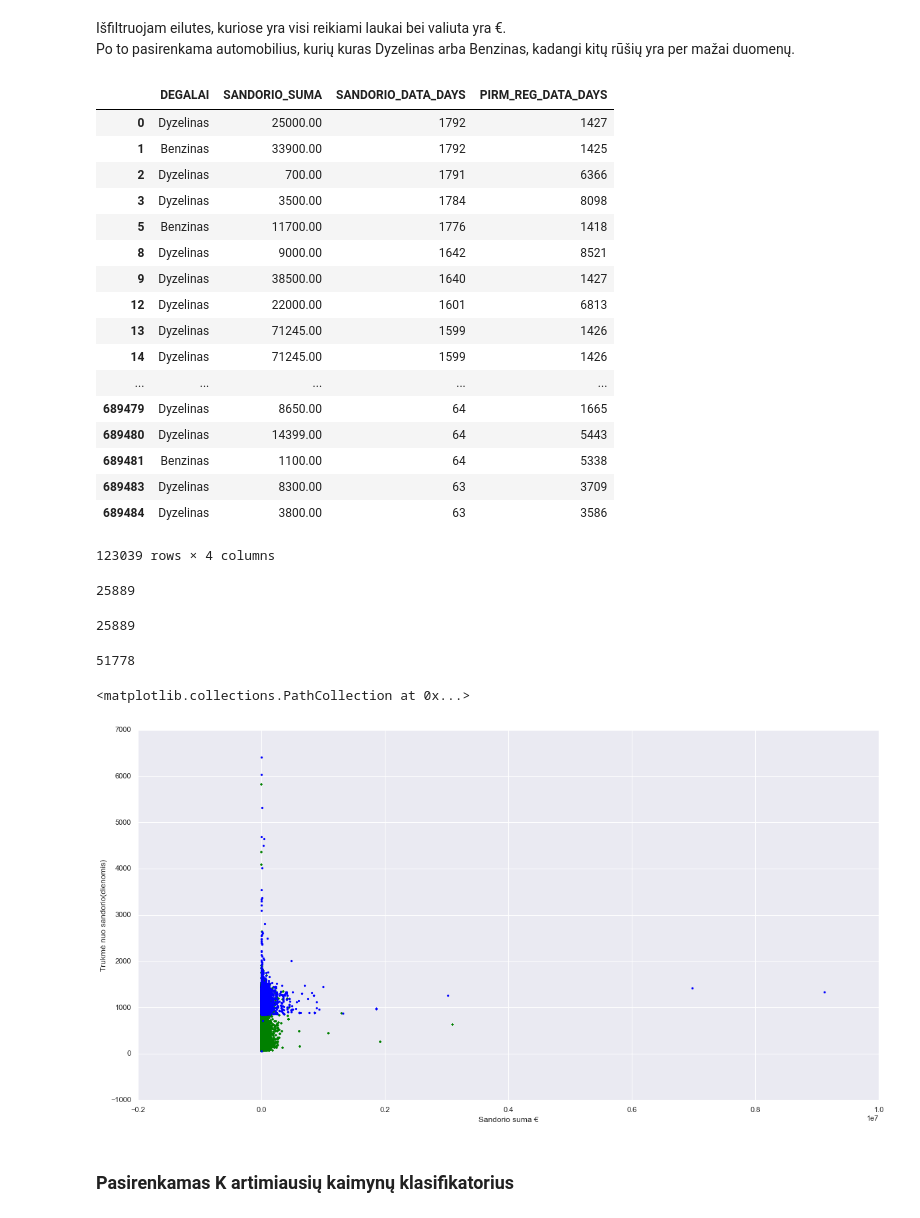
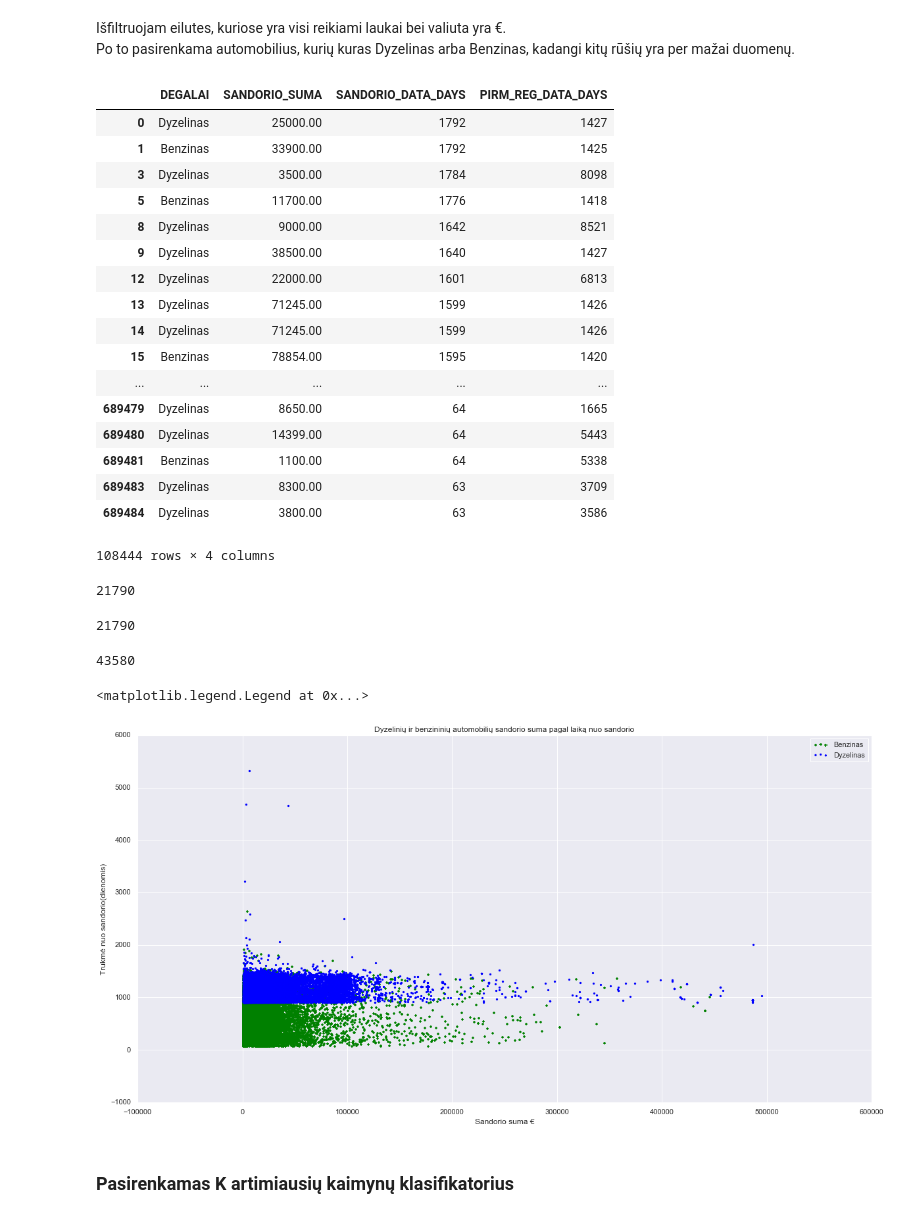
Before and after one commit to AlgirdasKartavicius/MM_2miniProjektas, a Jupyter notebook: 2MiniProjektas.ipynb, the cells around one changed output. Cells and saved outputs as stored; diff of their text form; code cells hidden in the pictures.

```diff
--- a/2MiniProjektas.ipynb
+++ b/2MiniProjektas.ipynb
@@ -86,12 +86,13 @@ fuel_data['PIRM_REG_DATA_DAYS'] = (date.today() - fuel_data['PIRM_REG_DATA'].dt.
 fuel_data = fuel_data.drop(['SANDORIO_DATA', 'PIRM_REG_DATA', 'DARBINIS_TURIS', 'GALIA'], axis='columns')
 fuel_data = fuel_data[fuel_data['PIRM_REG_DATA_DAYS'] > 0]
 fuel_data = fuel_data[fuel_data['SANDORIO_DATA_DAYS'] > 0]
+fuel_data = fuel_data[fuel_data['SANDORIO_SUMA'] > 1000]
+fuel_data = fuel_data[fuel_data['SANDORIO_SUMA'] < 500000]
 fuel_data
 # %% [output]
 |  | DEGALAI | SANDORIO_SUMA | SANDORIO_DATA_DAYS | PIRM_REG_DATA_DAYS |
 | 0 | Dyzelinas | 25000.00 | 1792 | 1427 |
 | 1 | Benzinas | 33900.00 | 1792 | 1425 |
-| 2 | Dyzelinas | 700.00 | 1791 | 6366 |
 | 3 | Dyzelinas | 3500.00 | 1784 | 8098 |
 | 5 | Benzinas | 11700.00 | 1776 | 1418 |
 | 8 | Dyzelinas | 9000.00 | 1642 | 8521 |
@@ -99,37 +100,40 @@ fuel_data
 | 12 | Dyzelinas | 22000.00 | 1601 | 6813 |
 | 13 | Dyzelinas | 71245.00 | 1599 | 1426 |
 | 14 | Dyzelinas | 71245.00 | 1599 | 1426 |
+| 15 | Benzinas | 78854.00 | 1595 | 1420 |
 | ... | ... | ... | ... | ... |
 | 689479 | Dyzelinas | 8650.00 | 64 | 1665 |
 | 689480 | Dyzelinas | 14399.00 | 64 | 5443 |
 | 689481 | Benzinas | 1100.00 | 64 | 5338 |
 | 689483 | Dyzelinas | 8300.00 | 63 | 3709 |
 | 689484 | Dyzelinas | 3800.00 | 63 | 3586 |
-123039 rows × 4 columns
+108444 rows × 4 columns
 # %%
 df0 = fuel_data[fuel_data['DEGALAI'] == "Benzinas" ]
 len(df0)
 # %% [output]
-25889
+21790
 # %%
 df1 = fuel_data[fuel_data['DEGALAI'] == "Dyzelinas" ].head(len(df0))
 len(df1)
 # %% [output]
-25889
+21790
 # %%
 fuel_data = pd.concat([df0, df1])
 len(fuel_data)
 # %% [output]
-51778
+43580
 # %%
 plt.figure(figsize=(20,10))
 plt.xlabel('Sandorio suma €')
 plt.ylabel('Trukmė nuo sandorio(dienomis)')
-plt.scatter(df0['SANDORIO_SUMA'], df0['SANDORIO_DATA_DAYS'],color="green",marker='+')
-plt.scatter(df1['SANDORIO_SUMA'], df1['SANDORIO_DATA_DAYS'],color="blue",marker='.')
+plt.scatter(df0['SANDORIO_SUMA'], df0['SANDORIO_DATA_DAYS'],color="green",marker='+', label='Benzinas')
+plt.scatter(df1['SANDORIO_SUMA'], df1['SANDORIO_DATA_DAYS'],color="blue",marker='.', label='Dyzelinas')
+plt.title('Dyzelinių ir benzininių automobilių sandorio suma pagal laiką nuo sandorio')
+plt.legend()
 # %% [output]
-<matplotlib.collections.PathCollection at 0x...>
+<matplotlib.legend.Legend at 0x...>
-[figure, old version]
+[figure, new version]
 # %% [markdown]
 ### Pasirenkamas K artimiausių kaimynų klasifikatorius
 # %%
```
Also changed, not shown: parts of 21 cells of this notebook.
